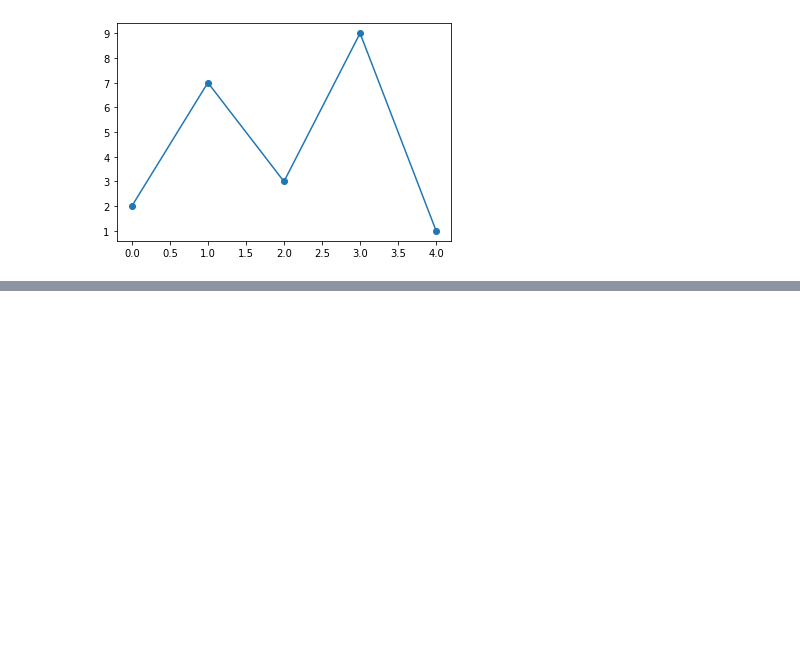
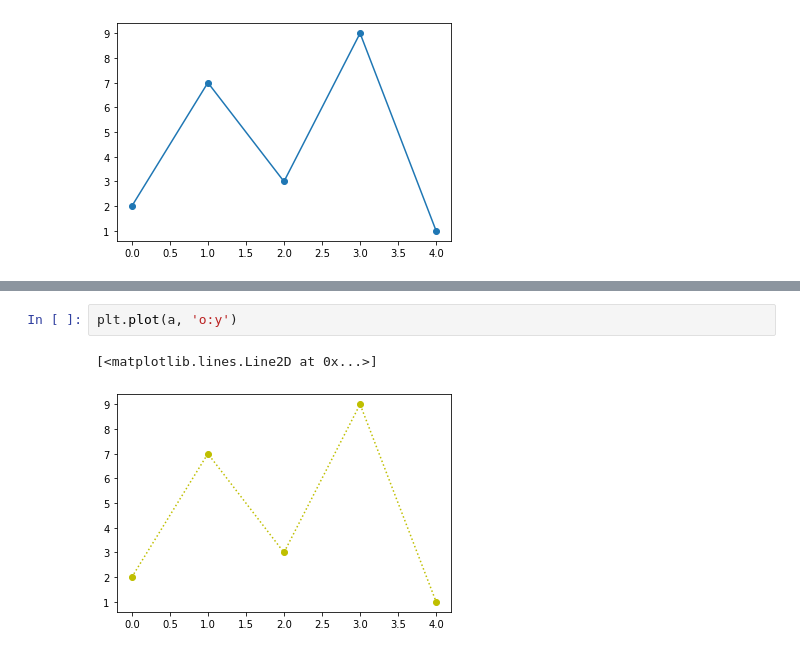
Before and after one commit to chimaihueze/Basics-of-Matplotlib, a Jupyter notebook: matplotlib_markers.ipynb, the cells around one changed output, grey strips where cells are left out. Cells and saved outputs as stored; diff of their text form; blank space fills up the shorter version.

```diff
--- a/matplotlib_markers.ipynb
+++ b/matplotlib_markers.ipynb
@@ -16,0 +70,5 @@ plt.show()
+# %%
+plt.plot(a, 'o:y')
+# %% [output]
+[<matplotlib.lines.Line2D at 0x...>]
+[figure, added]
```
Also changed, not shown: parts of 5 cells of this notebook.
